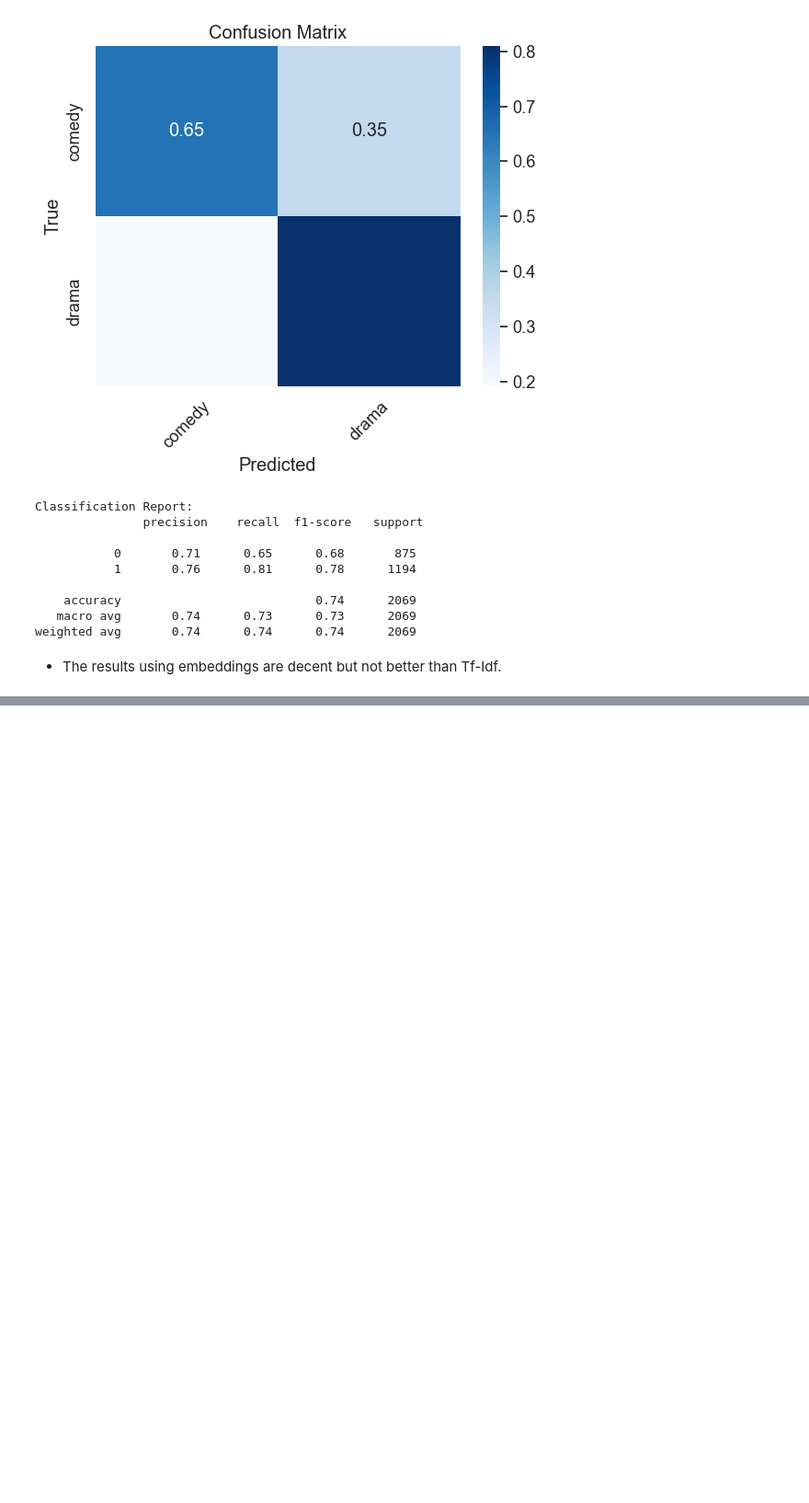
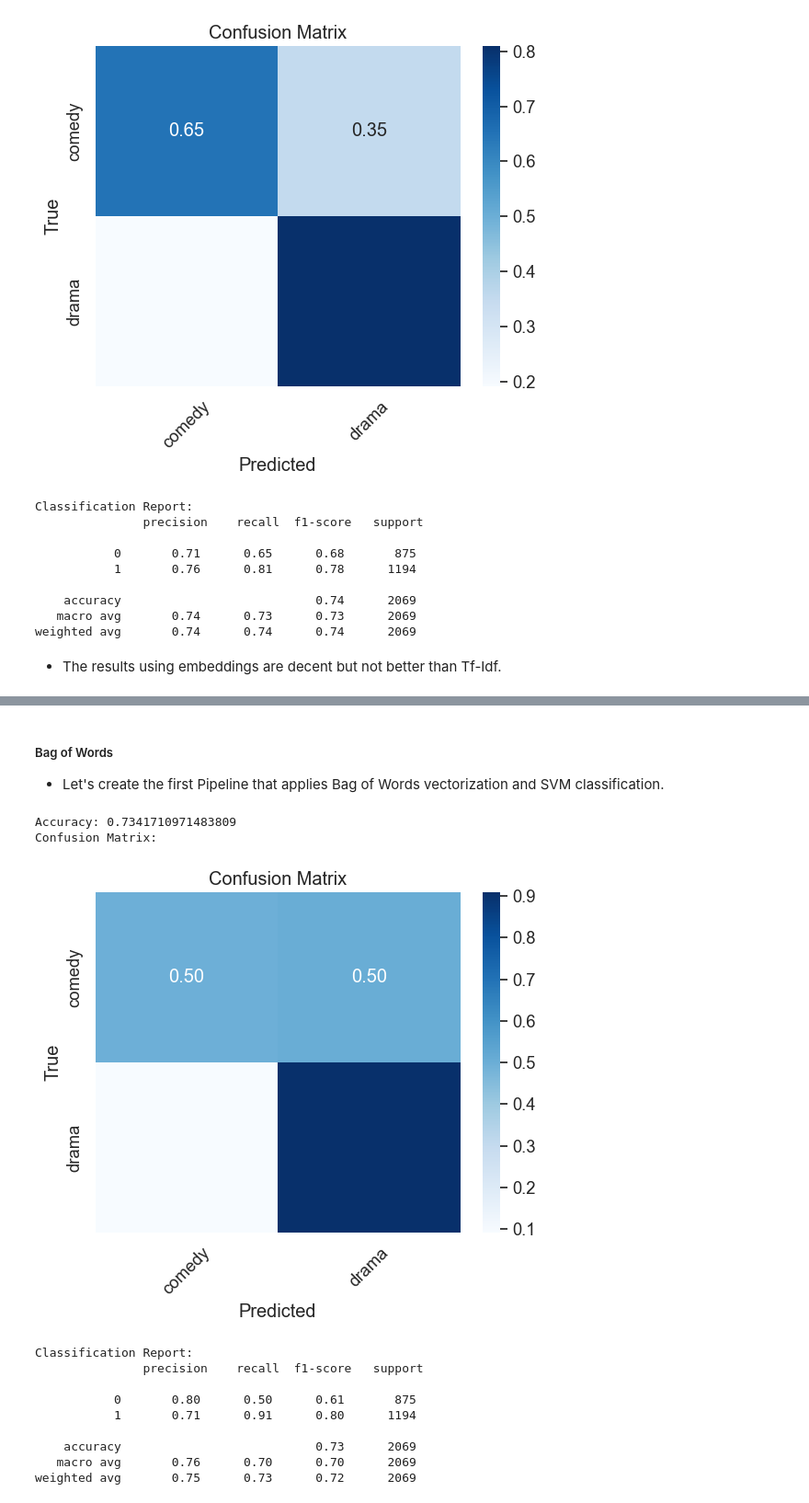
Before and after one commit to giorgossideris/movie_plots_nlp, a Jupyter notebook: genre_classification.ipynb, the cells around one changed output, grey strips where cells are left out. Shown: that part at 92% size. Drawn from its saved outputs; the diff is of its cells as text; code cells hidden in the pictures; blank space fills up the shorter version.

Commit message:
Create SVM-based classification pipelines

```diff
--- a/genre_classification.ipynb
+++ b/genre_classification.ipynb
@@ -487,0 +494,19 @@ weighted avg       0.74      0.74      0.74      2069
+# %% [markdown]
+##### Bag of Words
+* Let's create the first Pipeline that applies Bag of Words vectorization and SVM classification.
+# %%
+bow_svm_classifier = perform_simple_text_classification(bow_vectorizer, SVC(), cleaned_X_train, cleaned_X_test,
+                                                        y_train, y_test)
+# %% [output]
+Accuracy: 0.7341710971483809
+Confusion Matrix:
+[figure, added]
+Classification Report:
+               precision    recall  f1-score   support
+
+           0       0.80      0.50      0.61       875
+           1       0.71      0.91      0.80      1194
+
+    accuracy                           0.73      2069
+   macro avg       0.76      0.70      0.70      2069
+weighted avg       0.75      0.73      0.72      2069
```
Also changed, not shown: parts of 10 cells of this notebook.
